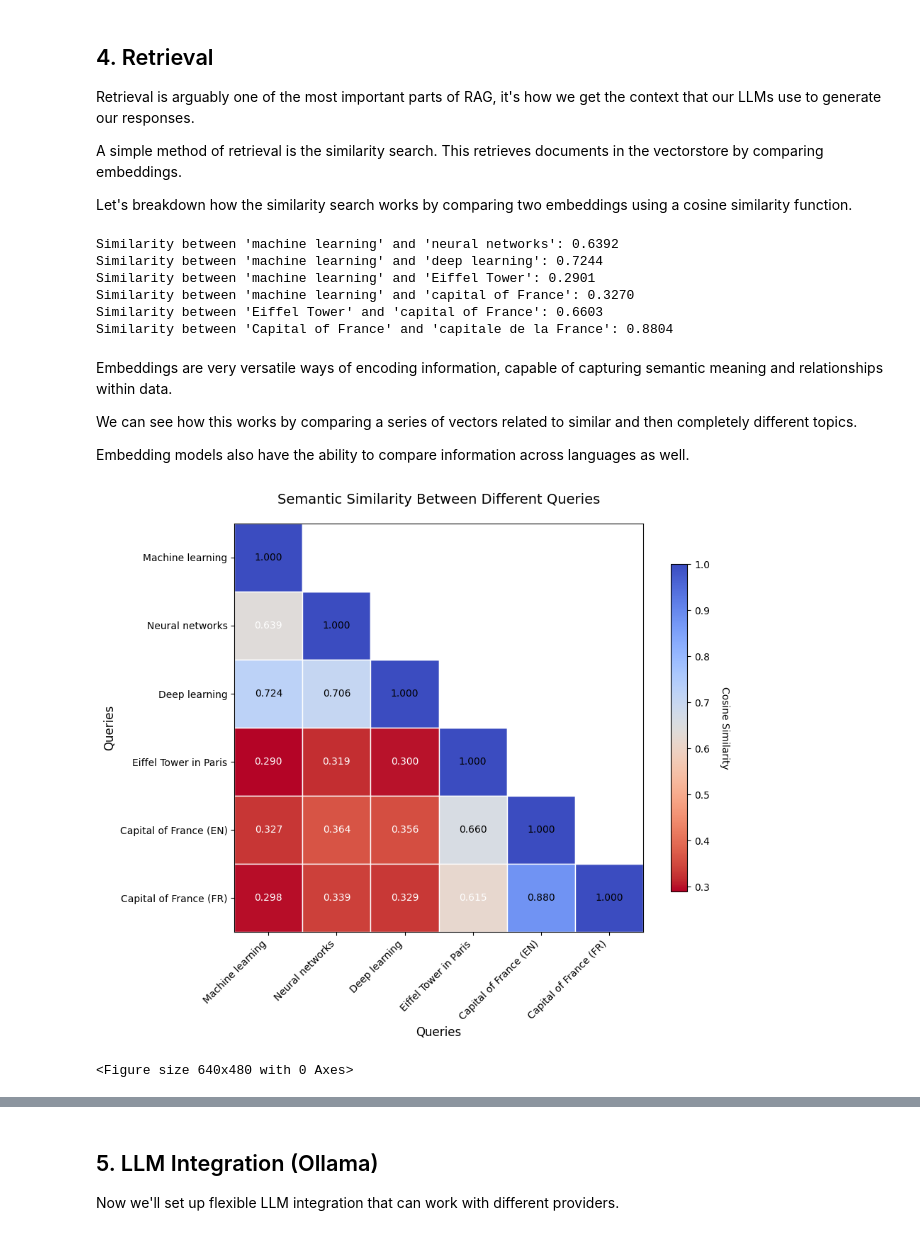
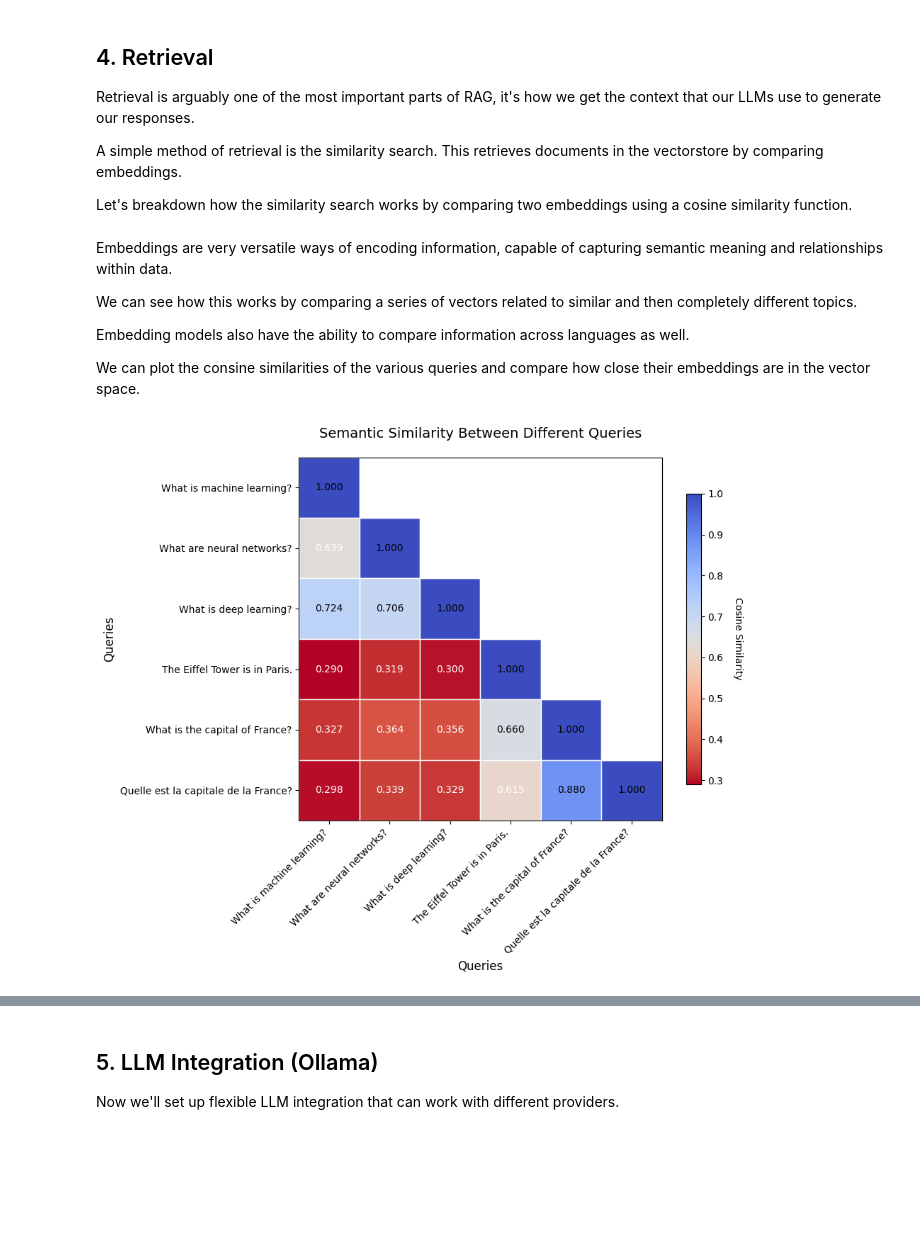
Before and after one commit to RSE-Sheffield/rsecon25-rag-walkthrough, a Jupyter notebook: rag-walkthrough.ipynb, the cells around one changed output, grey strips where cells are left out. Cells and saved outputs as stored; diff of their text form; code cells hidden in the pictures; blank space fills up the shorter version.

```diff
--- a/rag-walkthrough.ipynb
+++ b/rag-walkthrough.ipynb
@@ -236,78 +237,55 @@ import numpy as np
 
 embedding_1 = ollama_embeddings.embed_query("What is machine learning?")
 embedding_2 = ollama_embeddings.embed_query("What are neural networks?")
+embedding_3 = ollama_embeddings.embed_query("What is deep learning?")
+embedding_4 = ollama_embeddings.embed_query("The Eiffel Tower is in Paris.")
+embedding_5 = ollama_embeddings.embed_query("What is the capital of France?")
+embedding_6 = ollama_embeddings.embed_query("Quelle est la capitale de la France?")
 
-
-similarity = cosine_similarity(
+wider_similarity = cosine_similarity(
     [
         np.array(embedding_1),
         np.array(embedding_2),
+        np.array(embedding_3),
+        np.array(embedding_4),
+        np.array(embedding_5),
+        np.array(embedding_6),
     ],
     [
         np.array(embedding_1),
         np.array(embedding_2),
-
+        np.array(embedding_3),
+        np.array(embedding_4),
+        np.array(embedding_5),
+        np.array(embedding_6),
     ],
 )
-# %% [output]
-Similarity between 'machine learning' and 'neural networks': 0.6392
-Similarity between 'machine learning' and 'deep learning': 0.7244
-Similarity between 'machine learning' and 'Eiffel Tower': 0.2901
-Similarity between 'machine learning' and 'capital of France': 0.3270
-Similarity between 'Eiffel Tower' and 'capital of France': 0.6603
-Similarity between 'Capital of France' and 'capitale de la France': 0.8804
 # %% [markdown]
 Embeddings are very versatile ways of encoding information, capable of capturing semantic meaning and relationships within data.
 
 We can see how this works by comparing a series of vectors related to similar and then completely different topics.
 
 Embedding models also have the ability to compare information across languages as well.
+
+We can plot the consine similarities of the various queries and compare how close their embeddings are in the vector space.
 # %%
-embedding_3 = ollama_embeddings.embed_query("What is deep learning?")
-embedding_4 = ollama_embeddings.embed_query("The Eiffel Tower is in Paris.")
-embedding_5 = ollama_embeddings.embed_query("What is the capital of France?")
-embedding_6 = ollama_embeddings.embed_query("Quelle est la capitale de la France?")
-
-wider_similarity = cosine_similarity(
-    [
-        np.array(embedding_1),
-        np.array(embedding_2),
-        np.array(embedding_3),
-        np.array(embedding_4),
-        np.array(embedding_5),
-        np.array(embedding_6),
-    ],
-    [
-        np.array(embedding_1),
-        np.array(embedding_2),
-        np.array(embedding_3),
-        np.array(embedding_4),
-        np.array(embedding_5),
-        np.array(embedding_6),
-    ],
-)
+from utils import plot_triangular_similarity_heatmap
 
 # Create labels for our queries
 query_labels = [
-    "Machine learning",
-    "Neural networks",
-    "Deep learning",
-    "Eiffel Tower in Paris",
-    "Capital of France (EN)",
-    "Capital of France (FR)"
+    "What is machine learning?",
+    "What are neural networks?",
+    "What is deep learning?",
+    "The Eiffel Tower is in Paris.",
+    "What is the capital of France?",
+    "Quelle est la capitale de la France?"
 ]
-
-# Import and use the utility function for triangular heatmap visualization
-from utils import plot_triangular_similarity_heatmap
 
 # Create the triangular similarity heatmap
 fig, ax = plot_triangular_similarity_heatmap(
     wider_similarity,
     query_labels,
     title="Semantic Similarity Between Different Queries"
 )
-plt.show()
-plt.savefig('similarity_heatmap.png', dpi=300)
 # %% [output]
-[figure, old version]
+[figure, new version]
-<Figure size 640x480 with 0 Axes>
```
Also changed, not shown: parts of 7 cells of this notebook, 1 other file.
